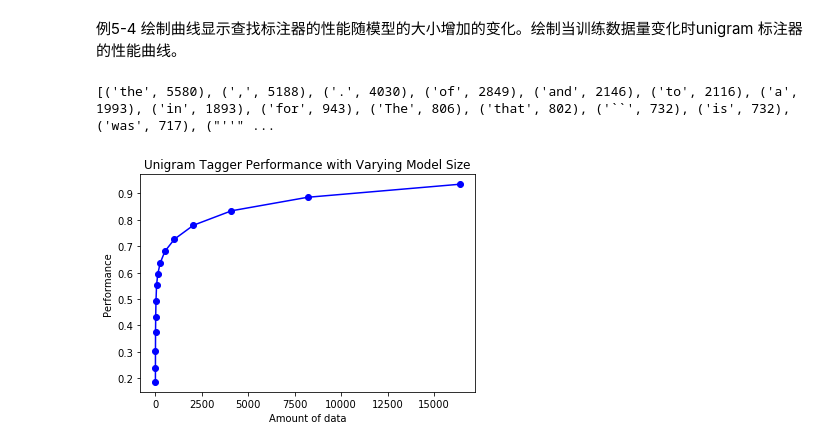
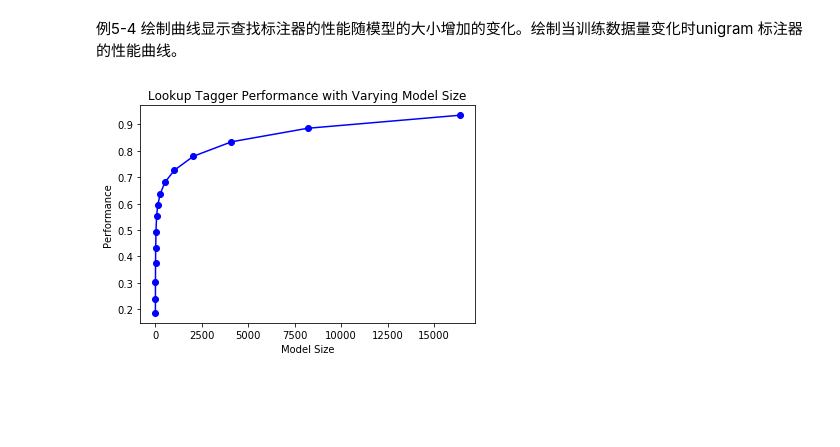
Before and after one commit to fdjingyuan/NLP-nltk, a Jupyter notebook: homework/NLP-hw4.ipynb, the cells around one changed output. Drawn from its saved outputs; the diff is of its cells as text; code cells hidden in the pictures; blank space fills up the shorter version.

```diff
--- a/homework/NLP-hw4.ipynb
+++ b/homework/NLP-hw4.ipynb
@@ -116,24 +116,22 @@ CS: Not Found!
 例5-4 绘制曲线显示查找标注器的性能随模型的大小增加的变化。绘制当训练数据量变化时unigram 标注器的性能曲线。
 # %%
 def performance(cfd, wordlist):
-    lt = dict((word, cfd[word].max()) for word in wordlist)
-    baseline_tagger = nltk.UnigramTagger(model=lt, backoff=nltk.DefaultTagger('NN'))
-    return baseline_tagger.evaluate(brown.tagged_sents(categories='news'))
+    lt = dict((word, cfd[word].max()) for word in wordlist)#最有可能是哪一个词性（频率最大的那个）
+    baseline_tagger = nltk.UnigramTagger(model=lt, backoff=nltk.DefaultTagger('NN'))#unigram标注不了的全部标为NN
+    return baseline_tagger.evaluate(brown.tagged_sents(categories='news'))#返回性能
 
 def display():
     import pylab
     word_freqs = nltk.FreqDist(brown.words(categories='news')).most_common()
-    print(word_freqs)
-    words_by_freq = [w for (w, _) in word_freqs]
-    cfd = nltk.ConditionalFreqDist(brown.tagged_words(categories='news'))
-    sizes = 2 ** pylab.arange(15)
+    words_by_freq = [w for (w, _) in word_freqs]#按照频率顺序排列所有词
+    cfd = nltk.ConditionalFreqDist(brown.tagged_words(categories='news'))#对已经标注的单词建立条件频率表
+    sizes = 2 ** pylab.arange(15)#一维的矩阵
     perfs = [performance(cfd, words_by_freq[:size]) for size in sizes]
     pylab.plot(sizes, perfs, '-bo')
-    pylab.title('Unigram Tagger Performance with Varying Model Size')
-    pylab.xlabel('Amount of data')
+    pylab.title('Lookup Tagger Performance with Varying Model Size')
+    pylab.xlabel('Model Size')
     pylab.ylabel('Performance')
     pylab.show()
 display()
 # %% [output]
-[('the', 5580), (',', 5188), ('.', 4030), ('of', 2849), ('and', 2146), ('to', 2116), ('a', 1993), ('in', 1893), ('for', 943), ('The', 806), ('that', 802), ('``', 732), ('is', 732), ('was', 717), ("''" ...
-[figure, old version]
+[figure, new version]
```
Also changed, not shown: parts of 1 cell of this notebook.
